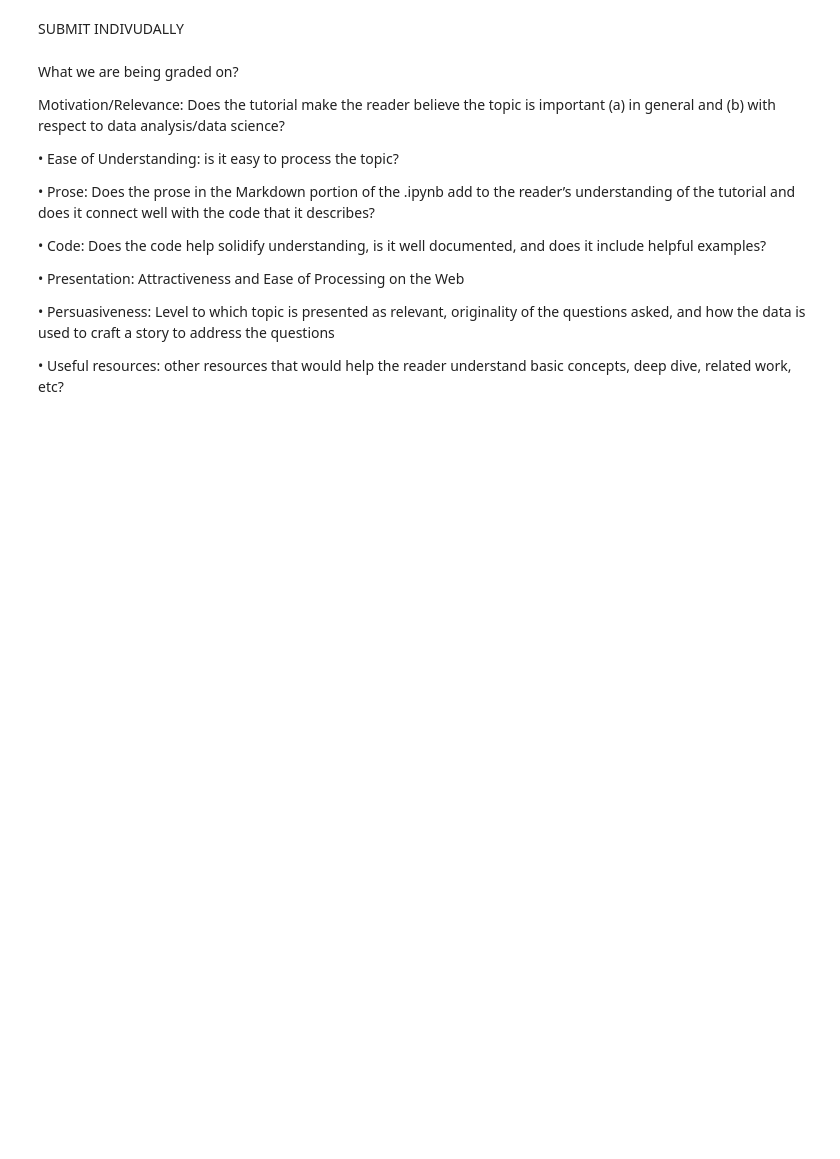
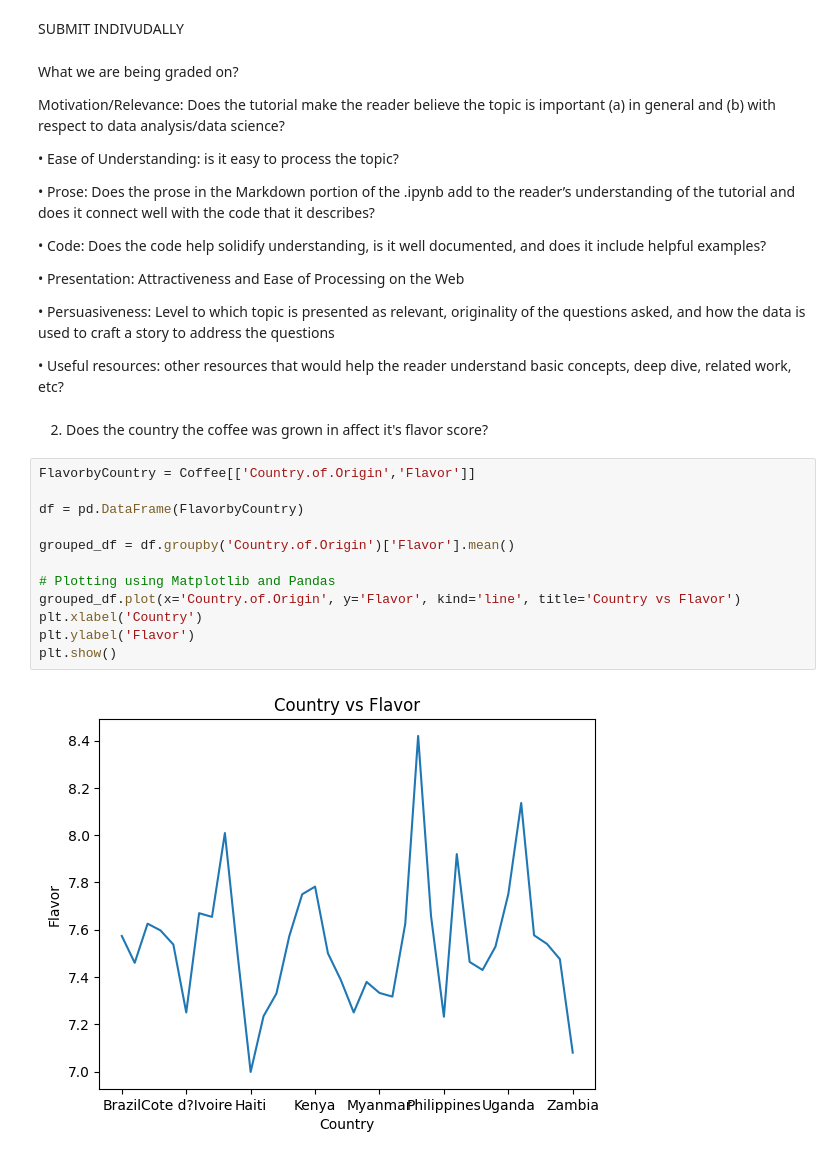
Before and after one commit to jadams1313/DS220Repo, a Jupyter notebook: DS220_Project2 (finished EDA).ipynb, the cells around one changed output. Saved outputs shown, nothing was run; the diff lists cells and outputs as text; blank space fills up the shorter version.

```diff
--- a/DS220_Project2 (finished EDA).ipynb
+++ b/DS220_Project2 (finished EDA).ipynb
@@ -96,3 +97,19 @@ Motivation/Relevance: Does the tutorial make the reader believe the topic is imp
 • Persuasiveness: Level to which topic is presented as relevant, originality of the questions asked, and how the data is used to craft a story to address the questions
 
 • Useful resources: other resources that would help the reader understand basic concepts, deep dive, related work, etc?
+# %% [markdown]
+2. Does the country the coffee was grown in affect it's flavor score?
+# %%
+FlavorbyCountry = Coffee[['Country.of.Origin','Flavor']]
+
+df = pd.DataFrame(FlavorbyCountry)
+
+grouped_df = df.groupby('Country.of.Origin')['Flavor'].mean()
+
+# Plotting using Matplotlib and Pandas
+grouped_df.plot(x='Country.of.Origin', y='Flavor', kind='line', title='Country vs Flavor')
+plt.xlabel('Country')
+plt.ylabel('Flavor')
+plt.show()
+# %% [output]
+[figure, added]
```
Also changed, not shown: parts of 6 cells of this notebook.
